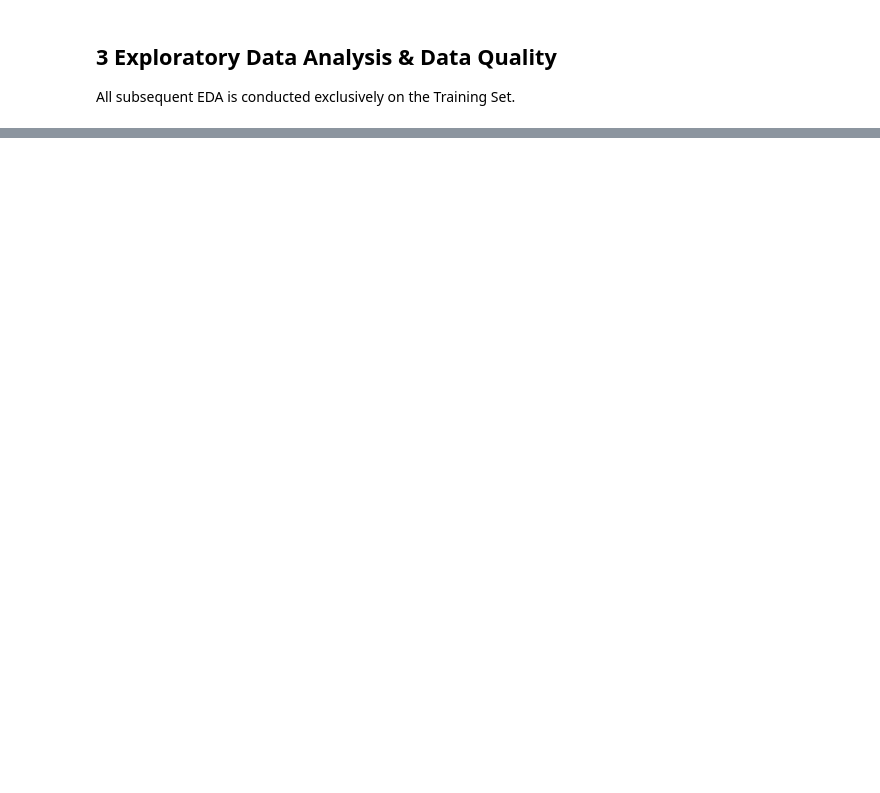
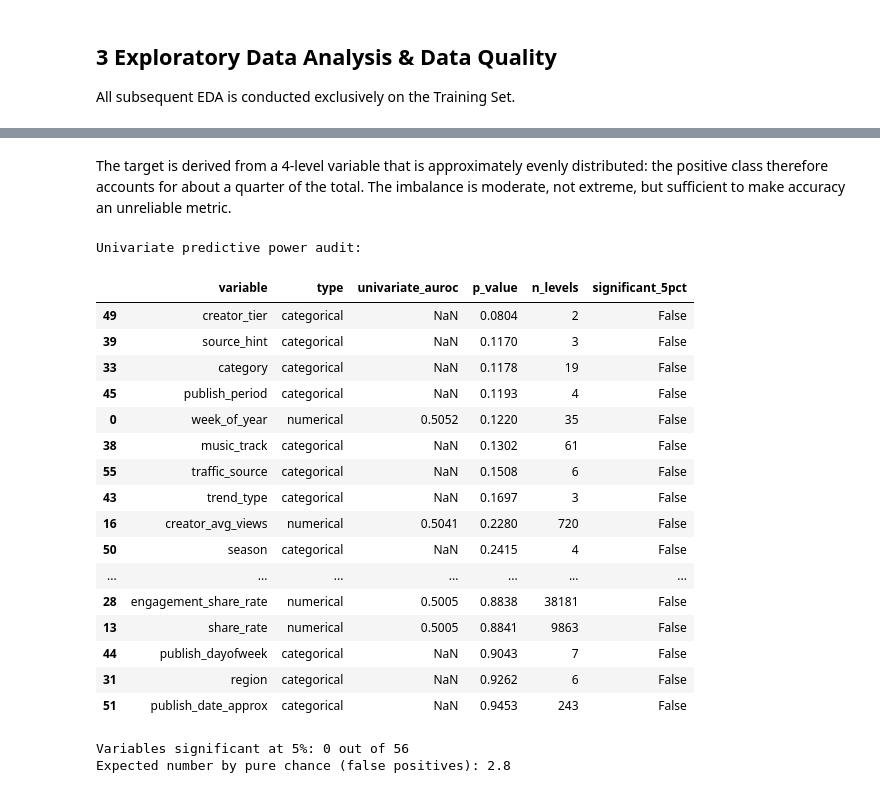
Before and after one commit to eliaxyzz/TrendPredictor, a Jupyter notebook: ml-virality-classifier.ipynb, the cells around one changed output, grey strips where cells are left out. Drawn from its saved outputs; the diff is of its cells as text; code cells hidden in the pictures; blank space fills up the shorter version.

Commit message:
EDA and Data Quality

```diff
--- a/ml-virality-classifier.ipynb
+++ b/ml-virality-classifier.ipynb
@@ -120,0 +357,60 @@ All subsequent EDA is conducted exclusively on the Training Set.
+# %% [markdown]
+The target is derived from a 4-level variable that is approximately evenly distributed:
+the positive class therefore accounts for about a quarter of the total. The imbalance is moderate, not extreme, but sufficient to make accuracy an unreliable metric.
+# %%
+# --- Systematic Audit of Univariate Predictive Power ---
+
+# AUROC
+numerical_columns = X_train.select_dtypes(include=[np.number]).columns.tolist()
+categorical_columns = [c for c in X_train.columns if c not in numerical_columns]
+
+rows = []
+for col in numerical_columns:
+    auc = roc_auc_score(y_train, X_train[col])
+    stat, p_val = mannwhitneyu(X_train.loc[y_train == 1, col],
+                               X_train.loc[y_train == 0, col],
+                               alternative="two-sided")
+    rows.append({"variable": col, "type": "numerical",
+                  "univariate_auroc": max(auc, 1 - auc), "p_value": p_val,
+                  "n_levels": X_train[col].nunique()})
+
+for col in categorical_columns:
+    table = pd.crosstab(X_train[col], y_train)
+    chi2, p_val, dof, expected = chi2_contingency(table)
+    rows.append({"variable": col, "type": "categorical",
+                  "univariate_auroc": np.nan, "p_value": p_val,
+                  "n_levels": X_train[col].nunique()})
+
+audit = pd.DataFrame(rows).sort_values("p_value")
+audit["significant_5pct"] = audit["p_value"] < 0.05
+
+print("Univariate predictive power audit:")
+display(audit.round(4))
+
+n_signif = int(audit["significant_5pct"].sum())
+n_total = len(audit)
+expected_by_chance = 0.05 * n_total
+
+print(f"\nVariables significant at 5%: {n_signif} out of {n_total}")
+print(f"Expected number by pure chance (false positives): {expected_by_chance:.1f}")
+# %% [output]
+Univariate predictive power audit:
+|  | variable | type | univariate_auroc | p_value | n_levels | significant_5pct |
+| 49 | creator_tier | categorical | NaN | 0.0804 | 2 | False |
+| 39 | source_hint | categorical | NaN | 0.1170 | 3 | False |
+| 33 | category | categorical | NaN | 0.1178 | 19 | False |
+| 45 | publish_period | categorical | NaN | 0.1193 | 4 | False |
+| 0 | week_of_year | numerical | 0.5052 | 0.1220 | 35 | False |
+| 38 | music_track | categorical | NaN | 0.1302 | 61 | False |
+| 55 | traffic_source | categorical | NaN | 0.1508 | 6 | False |
+| 43 | trend_type | categorical | NaN | 0.1697 | 3 | False |
+| 16 | creator_avg_views | numerical | 0.5041 | 0.2280 | 720 | False |
+| 50 | season | categorical | NaN | 0.2415 | 4 | False |
+| ... | ... | ... | ... | ... | ... | ... |
+| 28 | engagement_share_rate | numerical | 0.5005 | 0.8838 | 38181 | False |
+| 13 | share_rate | numerical | 0.5005 | 0.8841 | 9863 | False |
+| 44 | publish_dayofweek | categorical | NaN | 0.9043 | 7 | False |
+| 31 | region | categorical | NaN | 0.9262 | 6 | False |
+| 51 | publish_date_approx | categorical | NaN | 0.9453 | 243 | False |
+Variables significant at 5%: 0 out of 56
+Expected number by pure chance (false positives): 2.8
```
Also changed, not shown: parts of 14 cells of this notebook.
